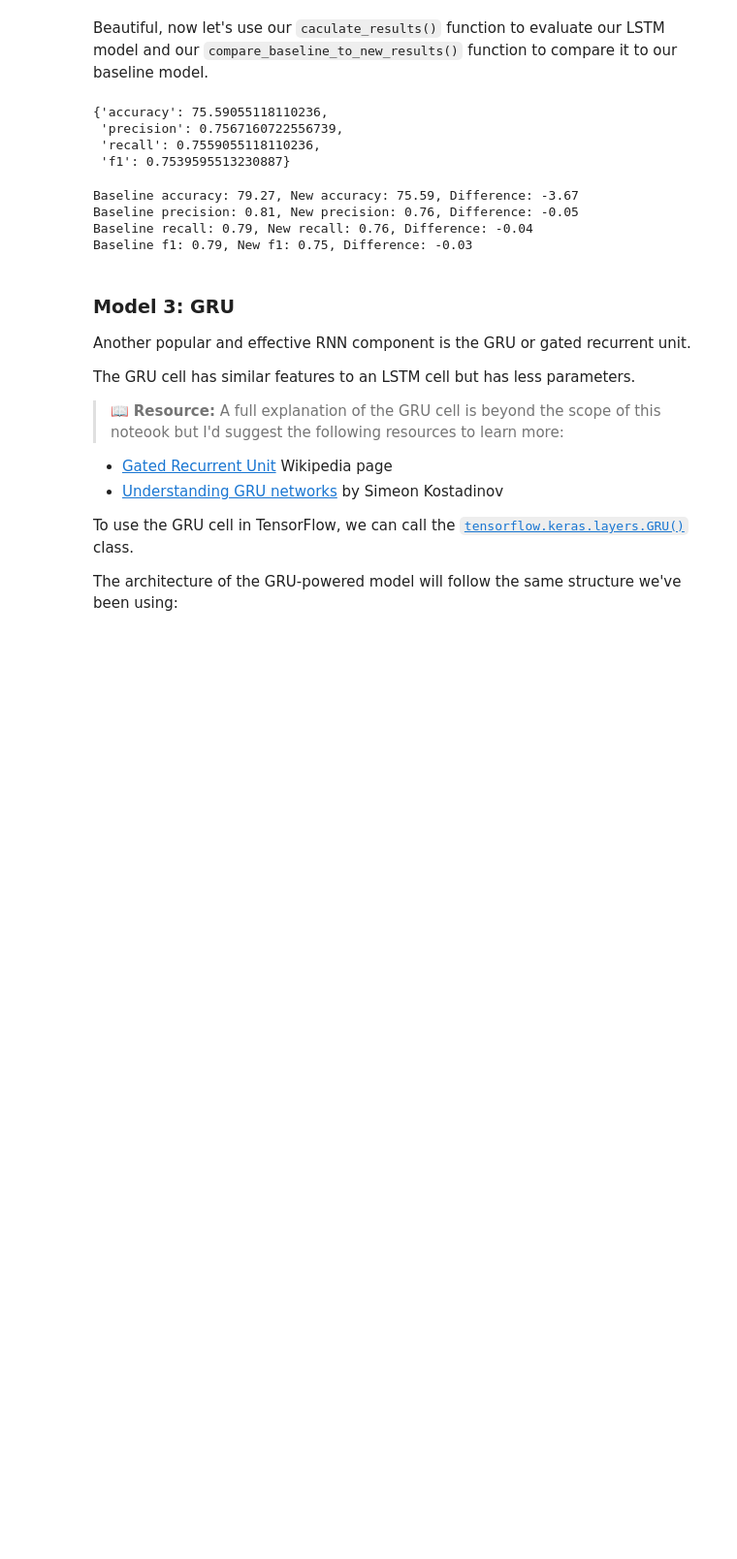
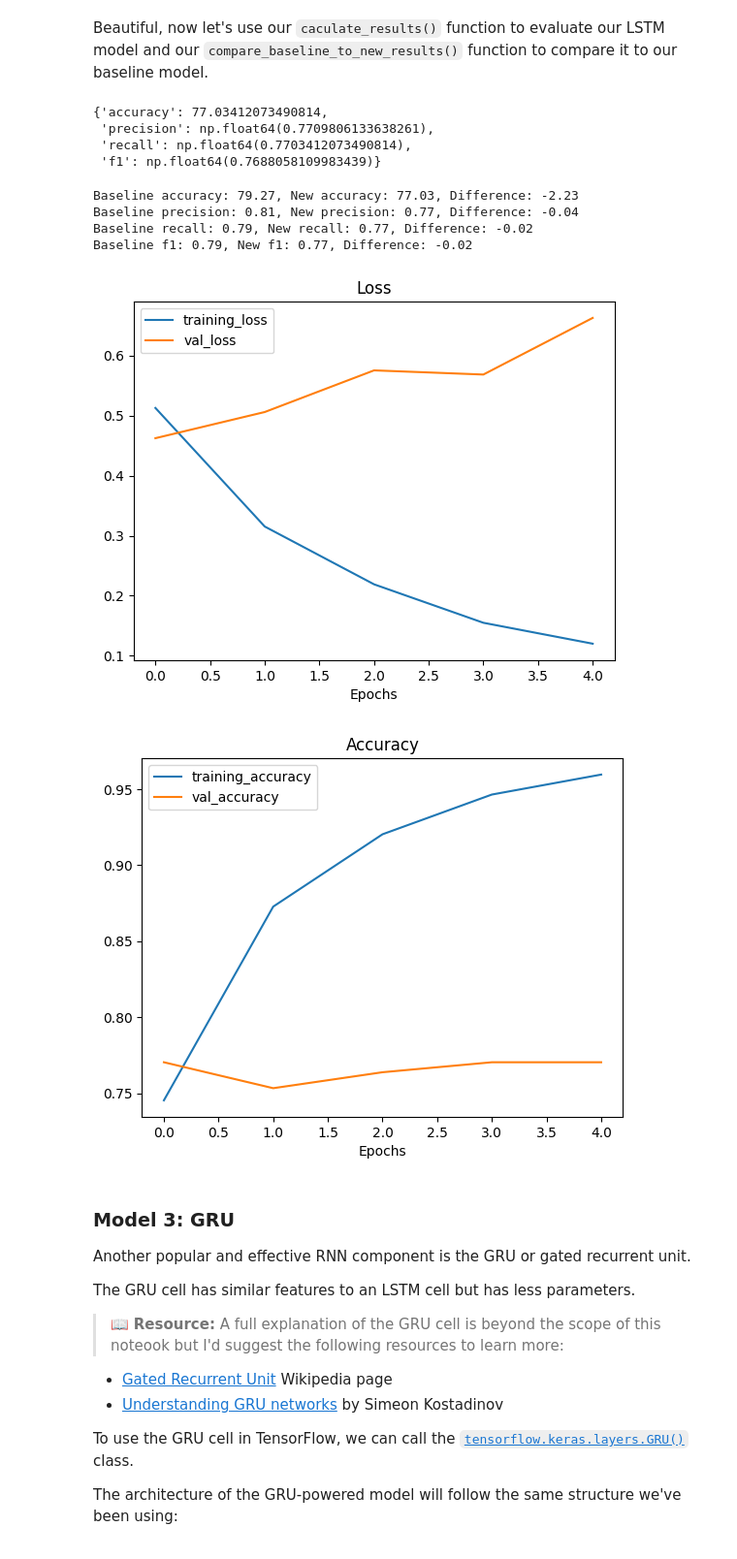
Before and after one commit to Garcialejan/Tensorflow_deep_learning_theory, a Jupyter notebook: Theory_notebooks/08_introduction_to_nlp_in_tensorflow.ipynb, the cells around one changed output. Shown at 97% size. Saved outputs shown, nothing was run; the diff lists cells and outputs as text; code cells hidden in the pictures; blank space fills up the shorter version.

```diff
--- a/Theory_notebooks/08_introduction_to_nlp_in_tensorflow.ipynb
+++ b/Theory_notebooks/08_introduction_to_nlp_in_tensorflow.ipynb
@@ -166,8 +165,8 @@ Right now, our text data samples are in the form of `.csv` files. For an easy wa
 # Turn .csv files into pandas DataFrame's
 import pandas as pd
 
-train_df = pd.read_csv("/home/alejandro/proyectos_tensorflow/Tensorflow_deep_learning/Theory_notebooks/data/nlp_getting_started/train.csv")
-test_df = pd.read_csv("/home/alejandro/proyectos_tensorflow/Tensorflow_deep_learning/Theory_notebooks/data/nlp_getting_started/test.csv")
+train_df = pd.read_csv("/home/alejandro/proyectos_tensorflow/Tensorflow_deep_learning_theory/Theory_notebooks/data/nlp_getting_started/train.csv")
+test_df = pd.read_csv("/home/alejandro/proyectos_tensorflow/Tensorflow_deep_learning_theory/Theory_notebooks/data/nlp_getting_started/test.csv")
 train_df.head()
 # %% [output]
 |  | id | keyword | location | text | target |
@@ -1036,3 +1026,21 @@ The main difference will be that we're going to add an LSTM layer between our em
 And to make sure we're not getting reusing trained embeddings (this would involve data leakage between models, leading to an uneven comparison later on), we'll create another embedding layer (`model_2_embedding`) for our model. The `text_vectorizer` layer can be reused since it doesn't get updated during training.
 
 > 🔑 **Note:** The reason we use a new embedding layer for each model is since the embedding layer is a *learned* representation of words (as numbers), if we were to use the same embedding layer (`embedding_1`) for each model, we'd be mixing what one model learned with the next. And because we want to compare our models later on, starting them with their own embedding layer each time is a better idea.
+# %%
+tf.random.set_seed(42)
+from tensorflow.keras.layers import Embedding
+from tensorflow.keras.layers import TextVectorization
+
+# Setup text vectorization with custom variables
+max_vocab_length = 10000 # max number of words to have in our vocabulary
+max_length = 15 # max length our sequences will be (e.g. how many words from a Tweet does our model see?)
+
+text_vectorizer = TextVectorization(max_tokens=max_vocab_length,
+                                    output_mode="int",
+                                    output_sequence_length=max_length)
+
+model_2_embedding = Embedding(input_dim=max_vocab_length,
+                              output_dim=128,
+                              embeddings_initializer="uniform",
+                              # input_length=max_length,
+                              name="embedding_2")
@@ -1108,7 +1119,7 @@ Now our first RNN model's compiled let's fit it to our training data, validating
 model_2_history = model_2.fit(train_sentences,
                               train_labels,
                               epochs=5,
-                              validation_data=(val_sentences, val_labels),
-                              callbacks=[create_tensorboard_callback(SAVE_DIR,
-                                                                     "LSTM")])
+                              validation_data=(val_sentences, val_labels))
+                              # callbacks=[create_tensorboard_callback(SAVE_DIR,
+                              #                                       "LSTM")])
 # %% [output]
@@ -1160,18 +1172,23 @@ model_2_results = calculate_results(y_true=val_labels,
                                     y_pred=model_2_preds)
 model_2_results
 # %% [output]
-{'accuracy': 75.59055118110236,
- 'precision': 0.7567160722556739,
- 'recall': 0.7559055118110236,
- 'f1': 0.7539595513230887}
+{'accuracy': 77.03412073490814,
+ 'precision': np.float64(0.7709806133638261),
+ 'recall': np.float64(0.7703412073490814),
+ 'f1': np.float64(0.7688058109983439)}
 # %%
 # Compare model 2 to baseline
 compare_baseline_to_new_results(baseline_results, model_2_results)
 # %% [output]
-Baseline accuracy: 79.27, New accuracy: 75.59, Difference: -3.67
-Baseline precision: 0.81, New precision: 0.76, Difference: -0.05
-Baseline recall: 0.79, New recall: 0.76, Difference: -0.04
-Baseline f1: 0.79, New f1: 0.75, Difference: -0.03
+Baseline accuracy: 79.27, New accuracy: 77.03, Difference: -2.23
+Baseline precision: 0.81, New precision: 0.77, Difference: -0.04
+Baseline recall: 0.79, New recall: 0.77, Difference: -0.02
+Baseline f1: 0.79, New f1: 0.77, Difference: -0.02
+# %%
+plot_loss_curves(model_2_history)
+# %% [output]
+[figure, added]
+[figure, added]
 # %% [markdown]
 ### Model 3: GRU
 
```
Also changed, not shown: parts of 37 cells of this notebook, 10 other files.
